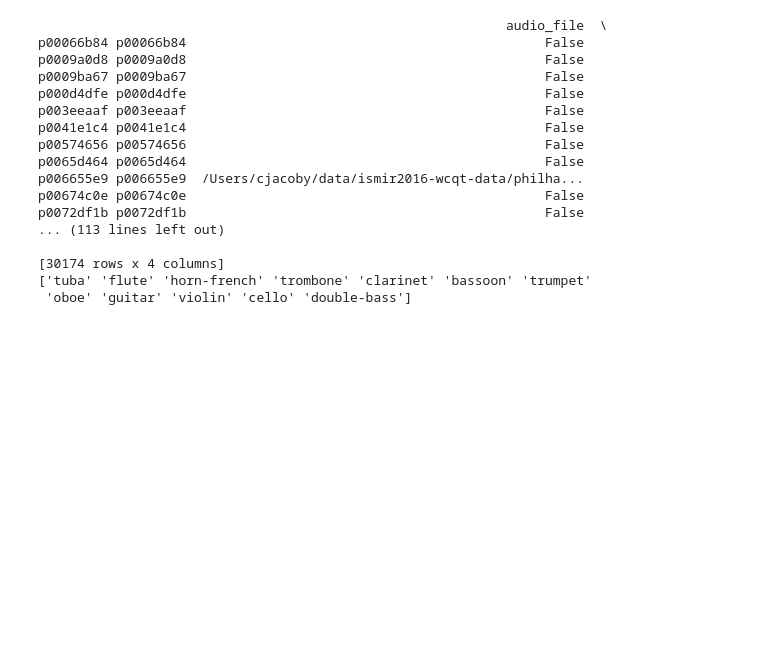
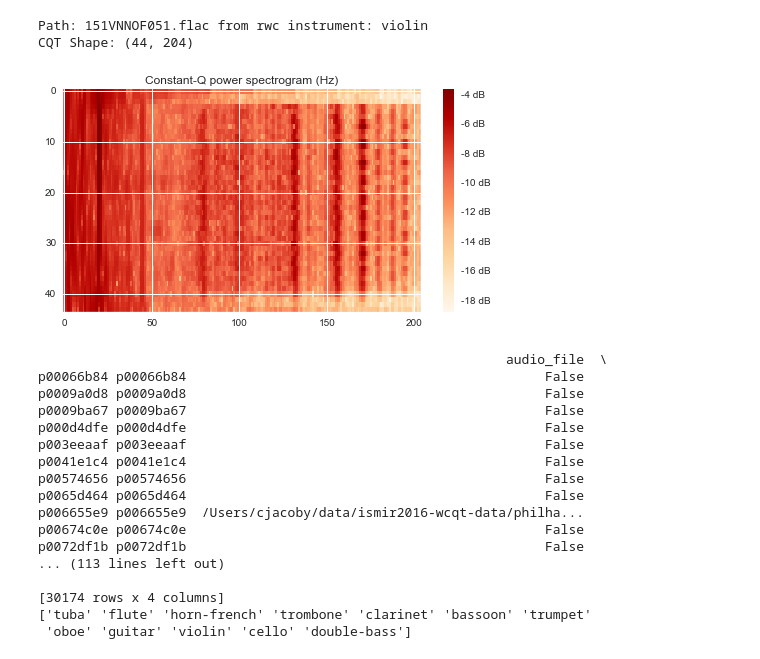
Before and after one commit to ejhumphrey/harmonic-cnn, a Jupyter notebook: DataExploration.ipynb, the cells around one changed output. Drawn from its saved outputs; the diff is of its cells as text; code cells hidden in the pictures; blank space fills up the shorter version.

```diff
--- a/DataExploration.ipynb
+++ b/DataExploration.ipynb
@@ -73,14 +73,18 @@ def viz_features(record):
 # %%
 sample = features_df.sample()
 path = sample['audio_file'][0]
 dataset = sample['dataset'][0]
 instrument = sample['instrument'][0]
 print("Path:", os.path.basename(path), "from", dataset, "instrument:", instrument)
 
-viz_audio(sample)
+# viz_audio(sample)
 viz_features(sample)
 
-play_audio(sample)
+# play_audio(sample)
+# %% [output]
+Path: 151VNNOF051.flac from rwc instrument: violin
+CQT Shape: (44, 204)
+[figure, added]
 # %%
 import wcqtlib.data.cqt as cqt
 #cqt.cqt_from_df(data_root, extract_path, notes_df_fn, features_df_fn)
```
Also changed, not shown: 7 other files.
